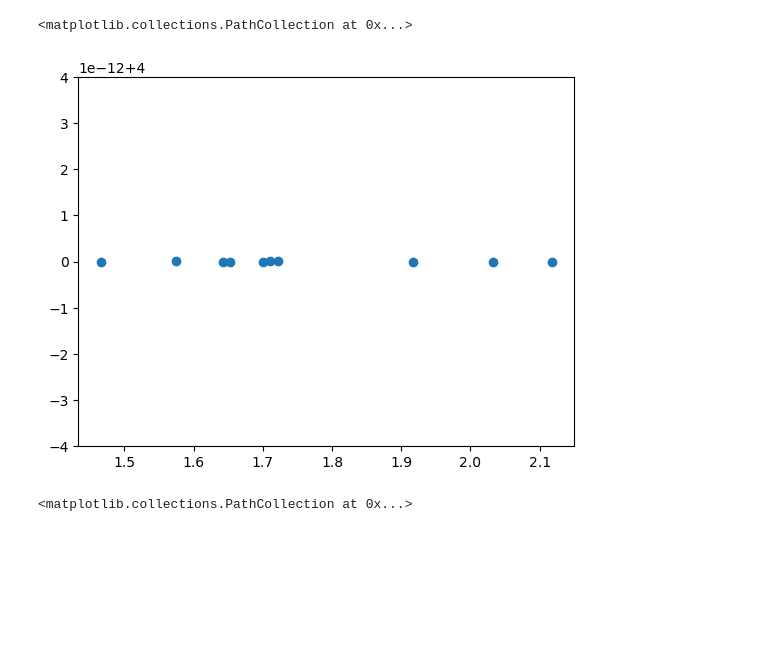
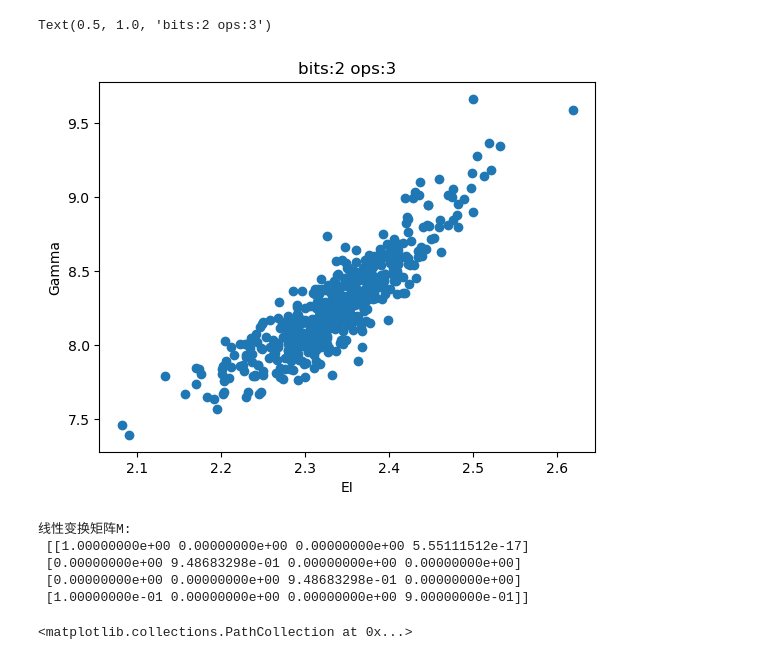
Before and after one commit to Matthew-ymz/quantum-information, a Jupyter notebook: q_new.ipynb, the cells around one changed output. Drawn from its saved outputs; the diff is of its cells as text; code cells hidden in the pictures; blank space fills up the shorter version.

```diff
--- a/q_new.ipynb
+++ b/q_new.ipynb
@@ -1,35 +1,52 @@
 # %%
 import numpy as np
 import itertools
 import matplotlib.pyplot as plt
 from q_funcs import quantum_EI, generate_kraus_operators, kraus_to_transfer_matrix
-from q_funcs import generate_depolarizing_kraus_operators, tpm_ei
+from q_funcs import generate_depolarizing_kraus_operators, tpm_ei, compute_M_matrix_n_qubit
 
 
 np.random.seed(42)
-n = 4
-k = 2
-sample = 10
+n = 2 #原本的量子比特数
+k = 3
+sample = 500
 eigs_ls = []
-sing_ls = []
+ei_ls = []
 for s in range(sample):
-    kraus_operators = generate_kraus_operators(n, k)
+    kraus_operators = generate_kraus_operators(2**n, k)
     k_list = [kraus_operators[:,:,i] for i in range(k)]
-    eigs = 0
-    for mat in k_list:
-        mm = np.dot(mat, mat.T.conj())
-        #U, singular_kra, V = np.linalg.svd(mm, full_matrices=False)
-        eigenvalues, eigenvectors = np.linalg.eig(mm)
-        eigs += np.sum(eigenvalues)
-    eigs_ls.append(eigs)
-    P = kraus_to_transfer_matrix(k_list)
-    U, singular, V = np.linalg.svd(P, full_matrices=False)
-    sing_ls.append(np.sum(singular))
+    ei_ls.append(quantum_EI(k_list,2*n))
+    M_mat = compute_M_matrix_n_qubit(k_list)
+    U, singular, V = np.linalg.svd(M_mat, full_matrices=False)
+    eigs_ls.append(np.sum(singular))
 
-plt.scatter(sing_ls, eigs_ls)
+
+plt.scatter(ei_ls, eigs_ls)
+plt.xlabel("EI")
+plt.ylabel("Gamma")
+plt.title("bits:{0} ops:{1}".format(n,k))
 # %% [output]
-<matplotlib.collections.PathCollection at 0x...>
+Text(0.5, 1.0, 'bits:2 ops:3')
-[figure, old version]
+[figure, new version]
+# %%
+import numpy as np
+import itertools
+import matplotlib.pyplot as plt
+from q_funcs import quantum_EI, generate_kraus_operators, kraus_to_transfer_matrix
+from q_funcs import generate_depolarizing_kraus_operators, tpm_ei, compute_M_matrix
+
+gamma = 0.1  # 噪声参数
+K0 = np.array([[1, 0], [0, np.sqrt(1 - gamma)]])
+K1 = np.array([[0, np.sqrt(gamma)], [0, 0]])
+
+M = compute_M_matrix([K0, K1])
+print("线性变换矩阵M:\n", M)
+# %% [output]
+线性变换矩阵M:
+ [[1.00000000e+00 0.00000000e+00 0.00000000e+00 5.55111512e-17]
+ [0.00000000e+00 9.48683298e-01 0.00000000e+00 0.00000000e+00]
+ [0.00000000e+00 0.00000000e+00 9.48683298e-01 0.00000000e+00]
+ [1.00000000e-01 0.00000000e+00 0.00000000e+00 9.00000000e-01]]
 # %%
 sing_ls = []
 EI_ls = []
```
Also changed, not shown: 1 other file.
